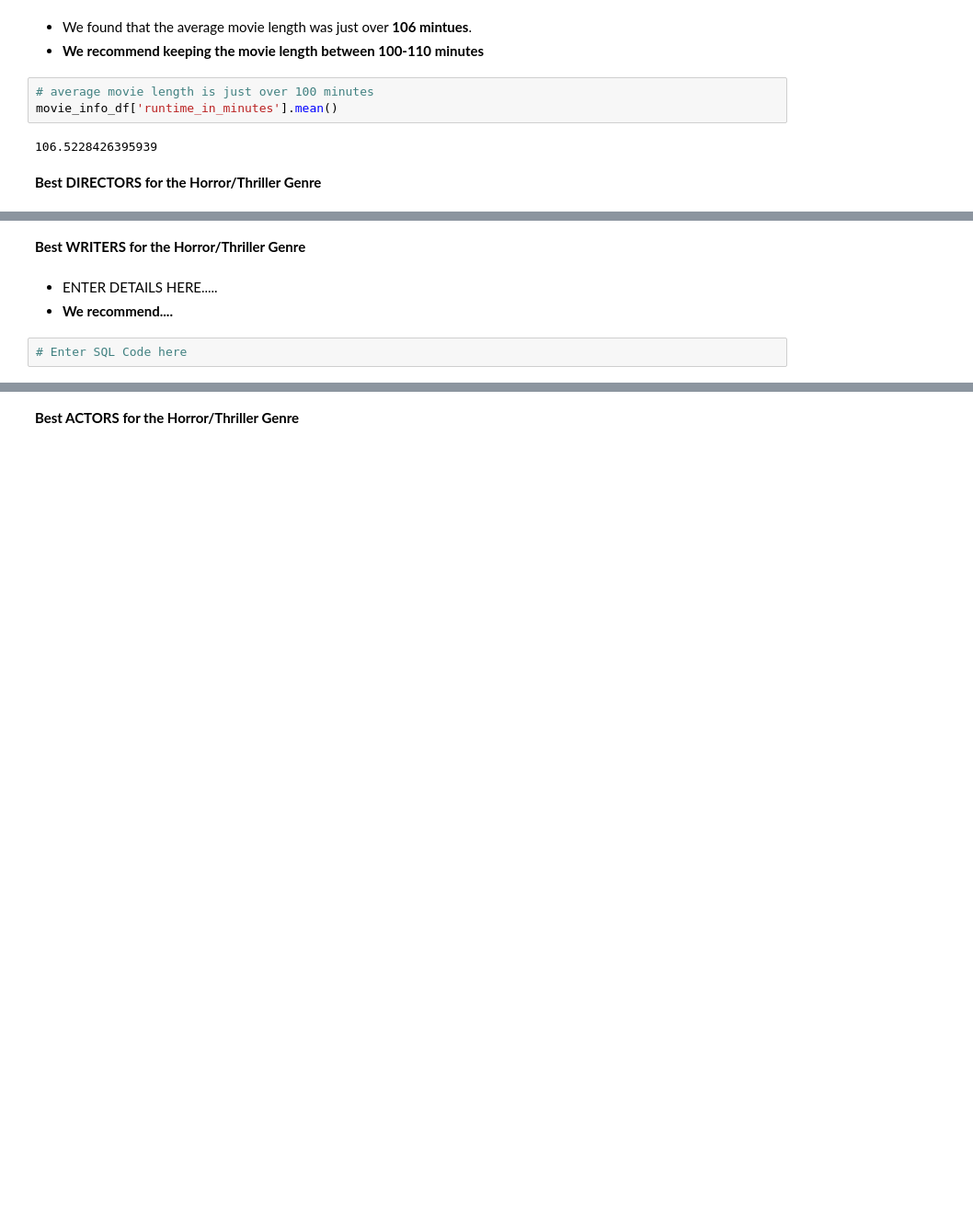
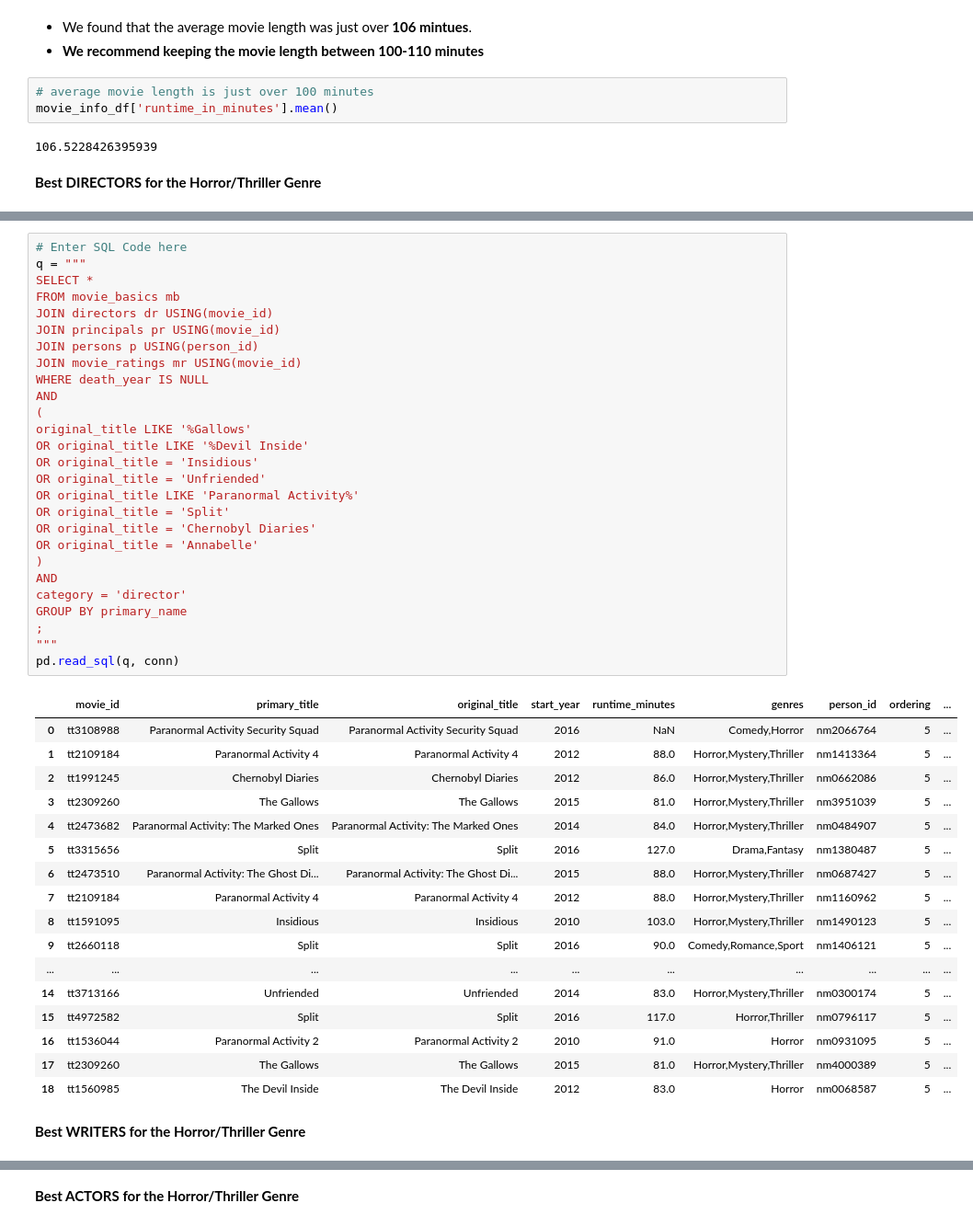
Before and after one commit to learn-co-curriculum/dsc-phase-2-project-v3, a Jupyter notebook: main_workbook.ipynb, the cells around one changed output, grey strips where cells are left out. Shown: that part at 92% size. Cells and saved outputs as stored; diff of their text form; blank space fills up the shorter version.

Commit message:
recommendations complete

```diff
--- a/main_workbook.ipynb
+++ b/main_workbook.ipynb
@@ -433,7 +505,47 @@ movie_info_df['runtime_in_minutes'].mean()
+# %%
+# Enter SQL Code here
+q = """
+SELECT *
+FROM movie_basics mb
+JOIN directors dr USING(movie_id)
+JOIN principals pr USING(movie_id)
+JOIN persons p USING(person_id)
+JOIN movie_ratings mr USING(movie_id)
+WHERE death_year IS NULL
+AND
+(
+original_title LIKE '%Gallows'
+OR original_title LIKE '%Devil Inside'
+OR original_title = 'Insidious'
+OR original_title = 'Unfriended'
+OR original_title LIKE 'Paranormal Activity%'
+OR original_title = 'Split'
+OR original_title = 'Chernobyl Diaries'
+OR original_title = 'Annabelle'
+)
+AND
+category = 'director'
+GROUP BY primary_name
+;
+"""
+pd.read_sql(q, conn)
+# %% [output]
+|  | movie_id | primary_title | original_title | start_year | runtime_minutes | genres | person_id | ordering | ... |
+| 0 | tt3108988 | Paranormal Activity Security Squad | Paranormal Activity Security Squad | 2016 | NaN | Comedy,Horror | nm2066764 | 5 | ... |
+| 1 | tt2109184 | Paranormal Activity 4 | Paranormal Activity 4 | 2012 | 88.0 | Horror,Mystery,Thriller | nm1413364 | 5 | ... |
+| 2 | tt1991245 | Chernobyl Diaries | Chernobyl Diaries | 2012 | 86.0 | Horror,Mystery,Thriller | nm0662086 | 5 | ... |
+| 3 | tt2309260 | The Gallows | The Gallows | 2015 | 81.0 | Horror,Mystery,Thriller | nm3951039 | 5 | ... |
+| 4 | tt2473682 | Paranormal Activity: The Marked Ones | Paranormal Activity: The Marked Ones | 2014 | 84.0 | Horror,Mystery,Thriller | nm0484907 | 5 | ... |
+| 5 | tt3315656 | Split | Split | 2016 | 127.0 | Drama,Fantasy | nm1380487 | 5 | ... |
+| 6 | tt2473510 | Paranormal Activity: The Ghost Di... | Paranormal Activity: The Ghost Di... | 2015 | 88.0 | Horror,Mystery,Thriller | nm0687427 | 5 | ... |
+| 7 | tt2109184 | Paranormal Activity 4 | Paranormal Activity 4 | 2012 | 88.0 | Horror,Mystery,Thriller | nm1160962 | 5 | ... |
+| 8 | tt1591095 | Insidious | Insidious | 2010 | 103.0 | Horror,Mystery,Thriller | nm1490123 | 5 | ... |
+| 9 | tt2660118 | Split | Split | 2016 | 90.0 | Comedy,Romance,Sport | nm1406121 | 5 | ... |
+| ... | ... | ... | ... | ... | ... | ... | ... | ... | ... |
+| 14 | tt3713166 | Unfriended | Unfriended | 2014 | 83.0 | Horror,Mystery,Thriller | nm0300174 | 5 | ... |
+| 15 | tt4972582 | Split | Split | 2016 | 117.0 | Horror,Thriller | nm0796117 | 5 | ... |
+| 16 | tt1536044 | Paranormal Activity 2 | Paranormal Activity 2 | 2010 | 91.0 | Horror | nm0931095 | 5 | ... |
+| 17 | tt2309260 | The Gallows | The Gallows | 2015 | 81.0 | Horror,Mystery,Thriller | nm4000389 | 5 | ... |
+| 18 | tt1560985 | The Devil Inside | The Devil Inside | 2012 | 83.0 | Horror | nm0068587 | 5 | ... |
 # %% [markdown]
 **Best WRITERS for the Horror/Thriller Genre**
-# %% [markdown]
-* ENTER DETAILS HERE.....
-* **We recommend....**
-# %%
-# Enter SQL Code here
```
Also changed, not shown: parts of 19 cells of this notebook.
